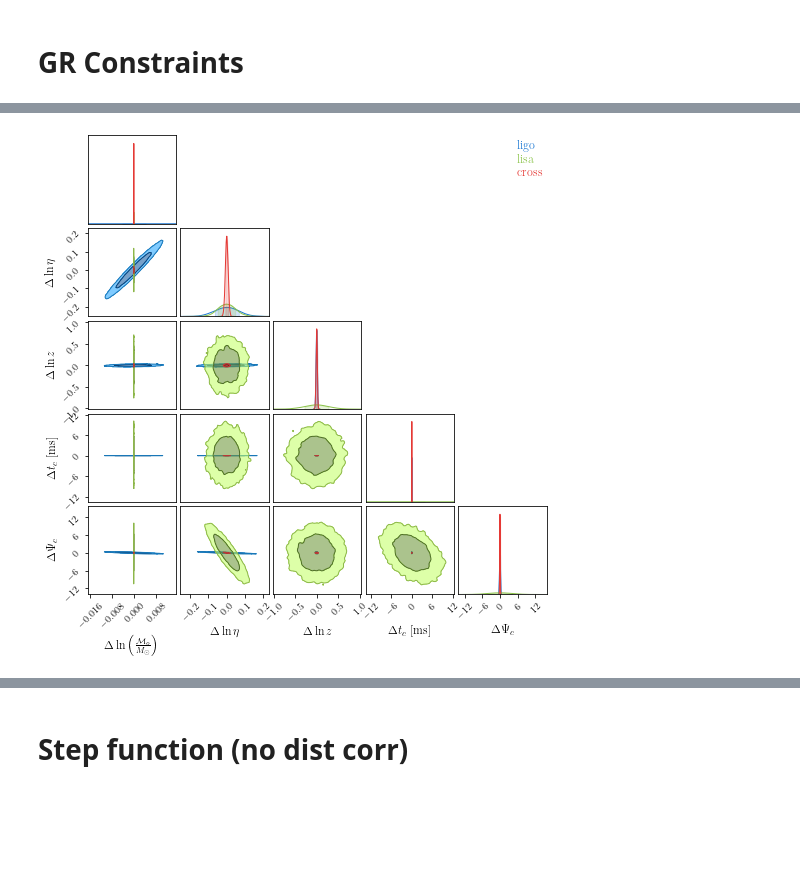
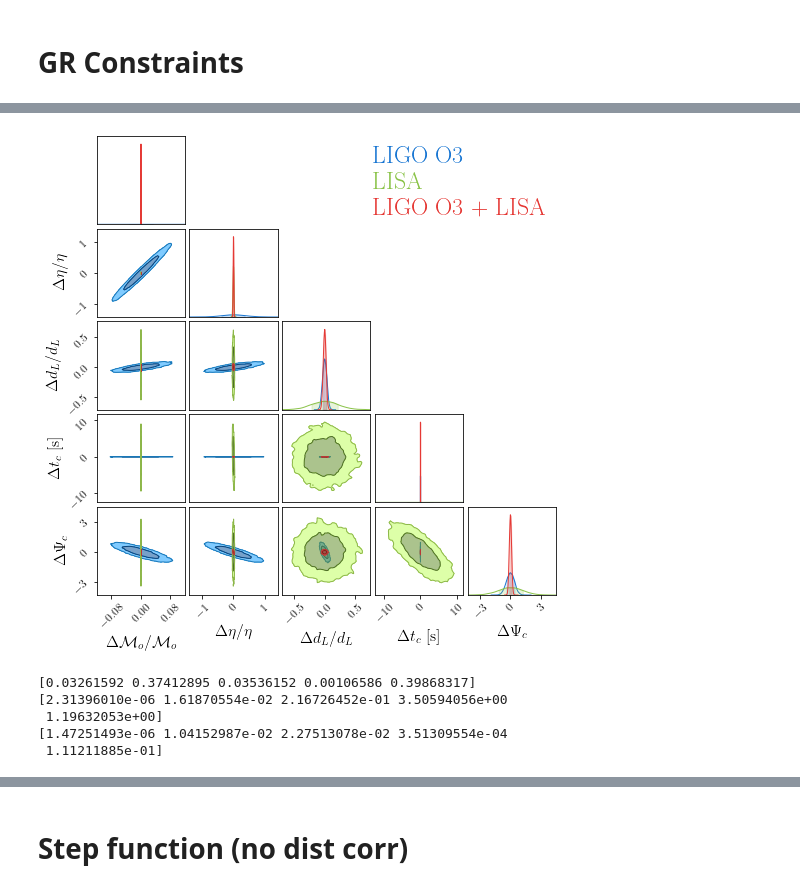
Before and after one commit to AnChenPhys/multiband_MG, a Jupyter notebook: code/New_version/new_version_simplified.ipynb, the cells around one changed output, grey strips where cells are left out. Saved outputs shown, nothing was run; the diff lists cells and outputs as text; code cells hidden in the pictures; blank space fills up the shorter version.

```diff
--- a/code/New_version/new_version_simplified.ipynb
+++ b/code/New_version/new_version_simplified.ipynb
@@ -40,13 +40,16 @@ H    = cosmo_params['h'] *100 *1e3 /Mpc
 path_to_data = '../../data/'
 
 ligo_data    = np.genfromtxt(path_to_data
-                +'lalsimulation_lib_LIGO-T1800545-v1-aLIGO_175Mpc.txt')
+                +'L1_O3_strain.txt')
+ligo_data    = ligo_data[(ligo_data[:,0]>=10) & (ligo_data[:,0]<=6e3)]
+
+                #+'lalsimulation_lib_LIGO-T1800545-v1-aLIGO_175Mpc.txt')
 LISA_strain  = np.loadtxt(path_to_data+'LISA_strain.txt')
 
-ligo_interp  = interp1d(ligo_data[:,0], ligo_data[:,1])
+ligo_interp  = interp1d(ligo_data[:,0], ligo_data[:,1], bounds_error=False, fill_value=1e50)
 lisa_interp  = interp1d(LISA_strain[:,0], LISA_strain[:,3])
 
-fligo   = np.logspace(np.log10(ligo_data[0,0]), np.log10(ligo_data[-1,0]), 1000)
+fligo   = np.logspace(np.log10(ligo_data[0,0]), np.log10(ligo_data[-2,0]), 1000)
 flisa   = np.logspace(np.log10(LISA_strain[0,0]), np.log10(LISA_strain[-1,0]), 1000)
 # %%
 ### Get dL
@@ -77,6 +84,10 @@ simps(to_int, x=farr[:194]) /365.25 /24 /3600
 # %%
 pars_GR     = np.array([np.log(Ms), np.log(eta), np.log(zem), tc, psic, 0, 0])
-label_GR    = [r'$\Delta \ln \left( \frac{ {\cal M}_o }{ M_{\odot} } \right)$', r'$ \Delta \ln \eta $', r'$\Delta \ln z $',r'$\Delta t_c$ [ms]',r'$ \Delta \Psi_c$']
+#label_GR    = [r'$\Delta \ln \left( \frac{ {\cal M}_o }{ M_{\odot} } \right)$', r'$ \Delta \ln \eta $',
+#                r'$\Delta \ln z $',r'$\Delta t_c$ [ms]',r'$ \Delta \Psi_c$']
+
+label_GR    = [r'$\Delta {\cal M}_o /{\cal M}_o $', r'$  \Delta \eta / \eta $',
+                r'$\Delta d_L /d_L $',r'$\Delta t_c$ [s]',r'$ \Delta \Psi_c$']
 # %%
 # Get waveform segments in LISA and LIGO ranges only.
 n_points  = 500
@@ -140,7 +151,10 @@ LIGO GR constraints
 # %%
-data_ligo_GR = np.random.multivariate_normal(0 *pars_GR[:-2], cov_matrix_ligo_GR, size=10000)
+data_ligo_GR         = np.random.multivariate_normal(0 *pars_GR[:-2], cov_matrix_ligo_GR, size=10000)
+data_dL_ligo_GR      = np.array(data_ligo_GR)
+data_dL_ligo_GR[:,2] = get_dL_Mpc(zem *(1 +data_ligo_GR[:,2])) / get_dL_Mpc(zem) -1
+#data_dL_ligo_GR[:,3] *= 1e3
 
 cc = ChainConsumer()
-cc.add_chain(data_ligo_GR, bins=30, smooth=True, parameters=label_GR, name='ligo');
+cc.add_chain(data_dL_ligo_GR, bins=30, smooth=True, parameters=label_GR, name='ligo');
 cc.plotter.plot();
 # %% [output]
@@ -228,7 +242,11 @@ Conditioning / 1e15: 0.0009338216186197494
 cov_matrix_lisa_GR = np.matmul(rescaling_matrix, np.matmul(cov_lisa_GR, rescaling_matrix))
 data_lisa_GR = np.random.multivariate_normal(0 * pars_GR[:-2], cov_matrix_lisa_GR, size=10000)
 
+data_dL_lisa_GR      = np.array(data_lisa_GR)
+data_dL_lisa_GR[:,2] = get_dL_Mpc(zem *(1 +data_lisa_GR[:,2])) / get_dL_Mpc(zem) -1
+#data_dL_lisa_GR[:,3] *= 1e3
+
 cc = ChainConsumer()
-cc.add_chain(data_lisa_GR, bins=30, smooth=True, parameters=label_GR, name='lisa');
+cc.add_chain(data_dL_lisa_GR, bins=30, smooth=True, parameters=label_GR, name='lisa');
 cc.plotter.plot();
 # %% [output]
@@ -276,13 +294,31 @@ Conditioning / 1e15: 2.3263130434706436e-05
 # %%
 cov_tot_GR  = np.matmul(rescaling_matrix, np.matmul( np.linalg.inv(new_fisher_tot_GR), rescaling_matrix) )
 data_tot_GR = np.random.multivariate_normal(0 *pars_GR[:-2], cov_tot_GR, size=10000)
 
+data_dL_tot_GR      = np.array(data_tot_GR)
+data_dL_tot_GR[:,2] = get_dL_Mpc(zem *(1 +data_tot_GR[:,2])) / get_dL_Mpc(zem) -1
+#data_dL_tot_GR[:,3] *= 1e3
+
 cc = ChainConsumer()
-cc.add_chain(data_ligo_GR, bins=30, smooth=True, parameters=label_GR, name='ligo');
-cc.add_chain(data_lisa_GR, bins=30, smooth=True, parameters=label_GR, name='lisa');
-cc.add_chain(data_tot_GR, bins=30, smooth=True, parameters=label_GR, name='cross');
+cc.add_chain(data_dL_ligo_GR, bins=30, smooth=True, parameters=label_GR, name='LIGO O3');
+cc.add_chain(data_dL_lisa_GR, bins=30, smooth=True, parameters=label_GR, name='LISA');
+cc.add_chain(data_dL_tot_GR, bins=30, smooth=True, parameters=label_GR, name='LIGO O3 + LISA');
+cc.configure(legend_kwargs={"loc": "upper right", "fontsize": 24}, max_ticks=3, label_font_size=16, tick_font_size=12);
 cc.plotter.plot();
+
+plt.savefig('Cross_correlation_GR.pdf')
 # %% [output]
-[figure, old version]
+[figure, new version]
+# %%
+### A table of the constraints for the three cases
+print(np.std(data_dL_ligo_GR, axis=0))
+print(np.std(data_dL_lisa_GR, axis=0))
+print(np.std(data_dL_tot_GR, axis=0))
+# %% [output]
+[0.03261592 0.37412895 0.03536152 0.00106586 0.39868317]
+[2.31396010e-06 1.61870554e-02 2.16726452e-01 3.50594056e+00
+ 1.19632053e+00]
+[1.47251493e-06 1.04152987e-02 2.27513078e-02 3.51309554e-04
+ 1.11211885e-01]
 # %%
 cc = ChainConsumer()
```
Also changed, not shown: parts of 38 cells of this notebook, 1 other file.
